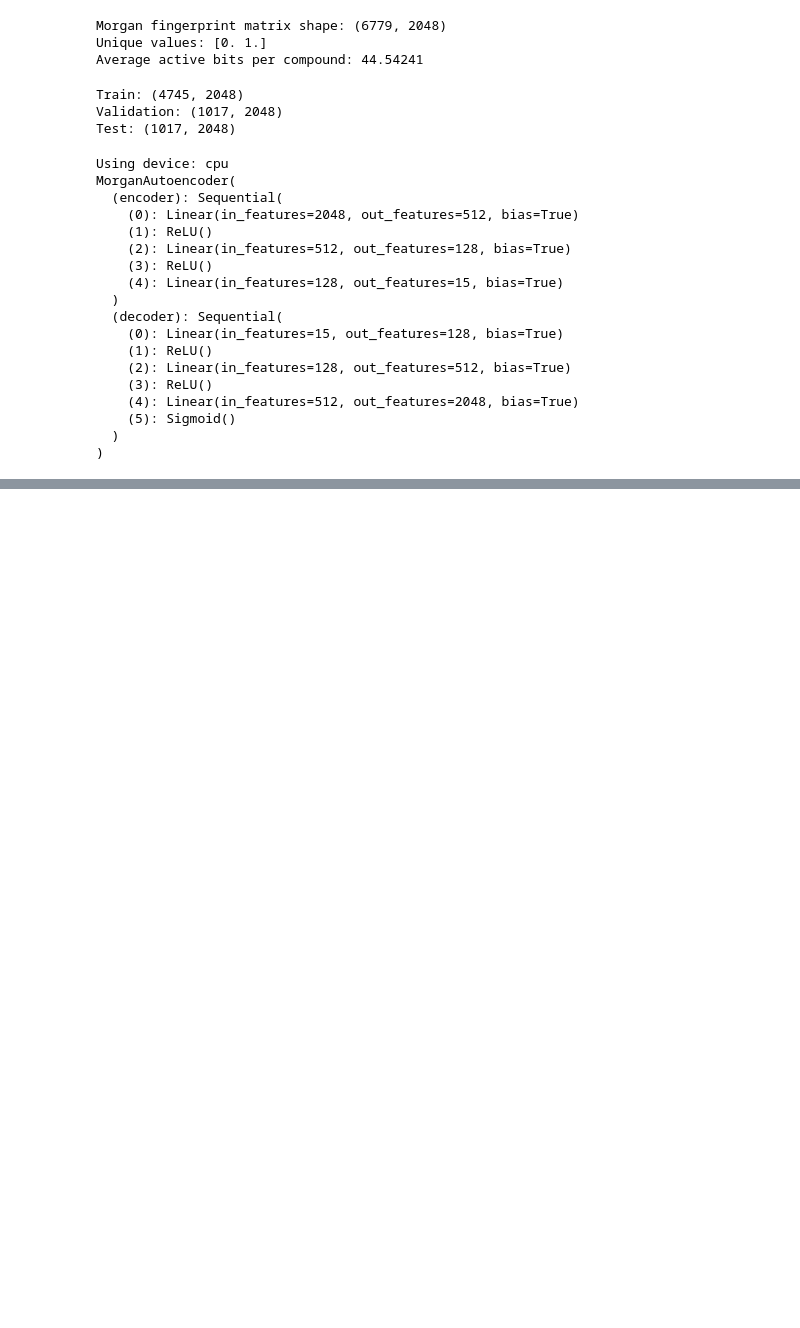
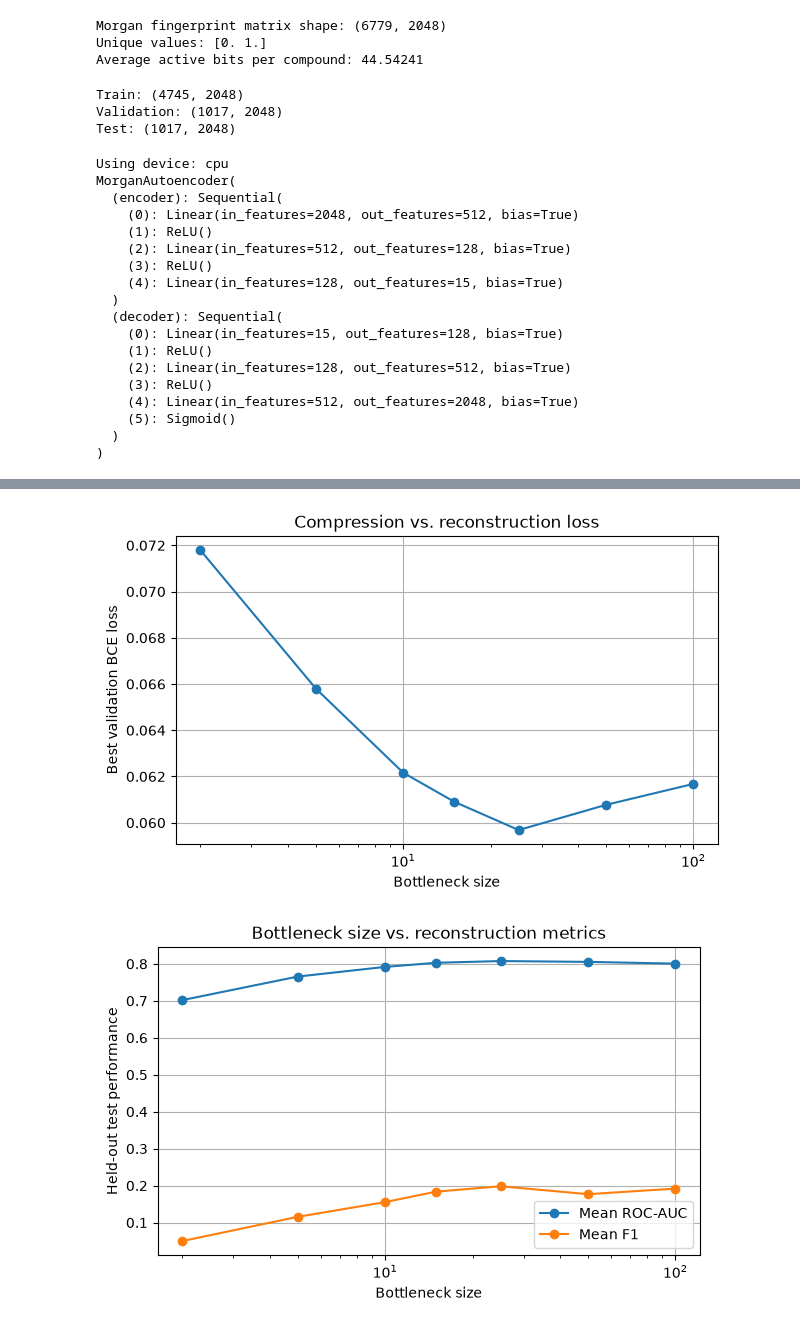
Before and after one commit to mell508-gif/predicting-predictability, a Jupyter notebook: objective_3_autoencoder.ipynb, the cells around one changed output, grey strips where cells are left out. Saved outputs shown, nothing was run; the diff lists cells and outputs as text; code cells hidden in the pictures; blank space fills up the shorter version.

```diff
--- a/objective_3_autoencoder.ipynb
+++ b/objective_3_autoencoder.ipynb
@@ -603,0 +835,25 @@ plt.show()
+# %%
+plt.figure(figsize=(7, 4))
+plt.plot(results_df["latent_dim"], results_df["best_val_loss"], marker="o")
+plt.xscale("log")
+plt.xlabel("Bottleneck size")
+plt.ylabel("Best validation BCE loss")
+plt.title("Compression vs. reconstruction loss")
+plt.grid(True)
+plt.savefig("figures/bottleneck_validation_loss.png", dpi=300, bbox_inches="tight")
+plt.show()
+
+plt.figure(figsize=(7, 4))
+plt.plot(results_df["latent_dim"], results_df["mean_roc_auc"], marker="o", label="Mean ROC-AUC")
+plt.plot(results_df["latent_dim"], results_df["mean_f1"], marker="o", label="Mean F1")
+plt.xscale("log")
+plt.xlabel("Bottleneck size")
+plt.ylabel("Held-out test performance")
+plt.title("Bottleneck size vs. reconstruction metrics")
+plt.legend()
+plt.grid(True)
+plt.savefig("figures/bottleneck_test_metrics.png", dpi=300, bbox_inches="tight")
+plt.show()
+# %% [output]
+[figure, added]
+[figure, added]
```
Also changed, not shown: parts of 21 cells of this notebook, 10 other files.
